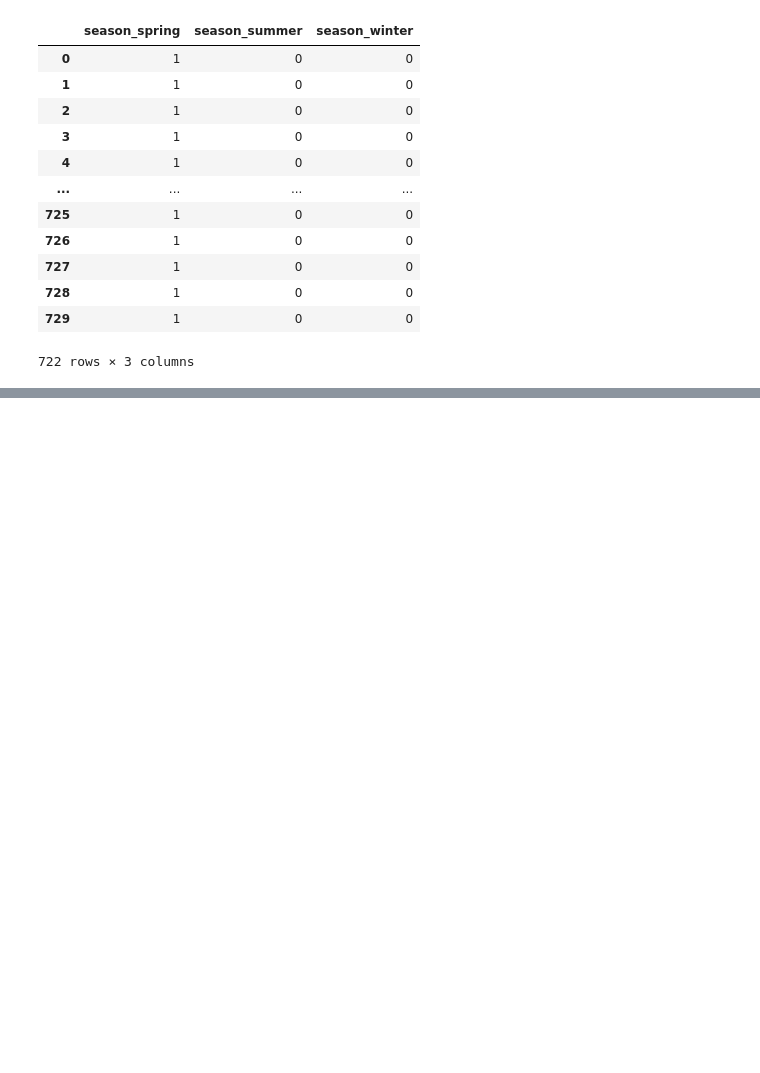
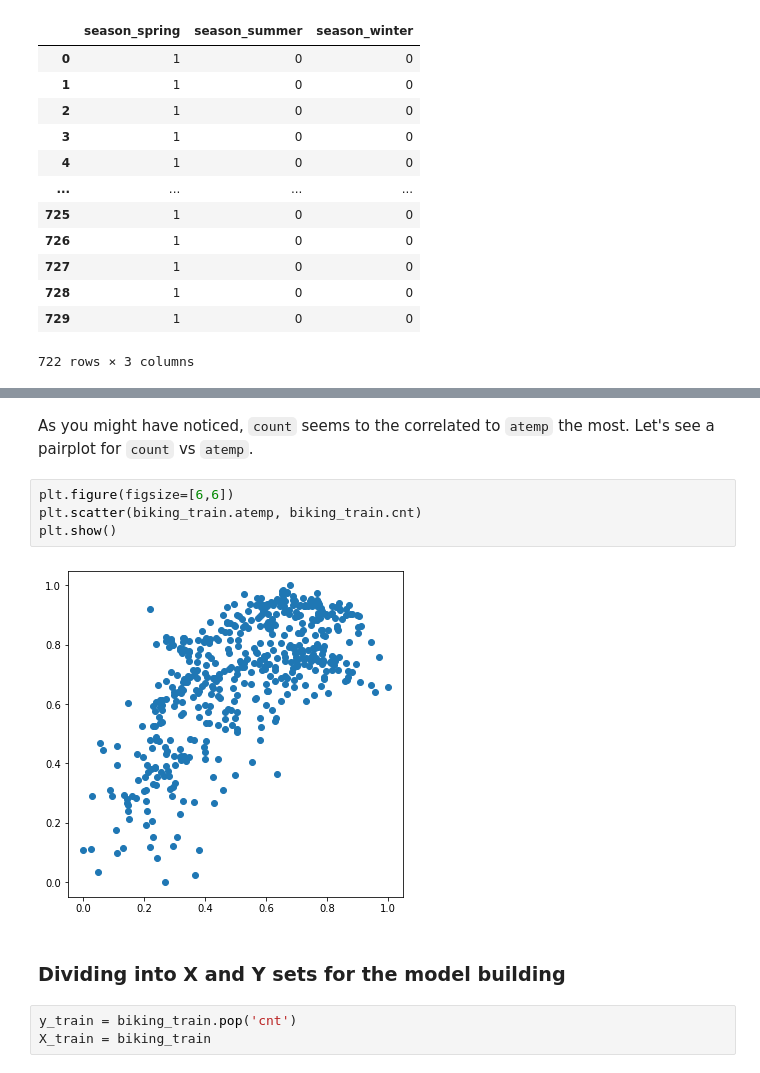
Before and after one commit to samrich76/bike-sharing-system, a Jupyter notebook: Biking_Case_Study_using_RFE.ipynb, the cells around one changed output, grey strips where cells are left out. Cells and saved outputs as stored; diff of their text form; blank space fills up the shorter version.

```diff
--- a/Biking_Case_Study_using_RFE.ipynb
+++ b/Biking_Case_Study_using_RFE.ipynb
@@ -410,0 +472,13 @@ biking_data_test.head()
+# %% [markdown]
+As you might have noticed, `count` seems to the correlated to `atemp` the most. Let's see a pairplot for `count` vs `atemp`.
+# %%
+plt.figure(figsize=[6,6])
+plt.scatter(biking_train.atemp, biking_train.cnt)
+plt.show()
+# %% [output]
+[figure, added]
+# %% [markdown]
+### Dividing into X and Y sets for the model building
+# %%
+y_train = biking_train.pop('cnt')
+X_train = biking_train
```
Also changed, not shown: parts of 76 cells of this notebook.
